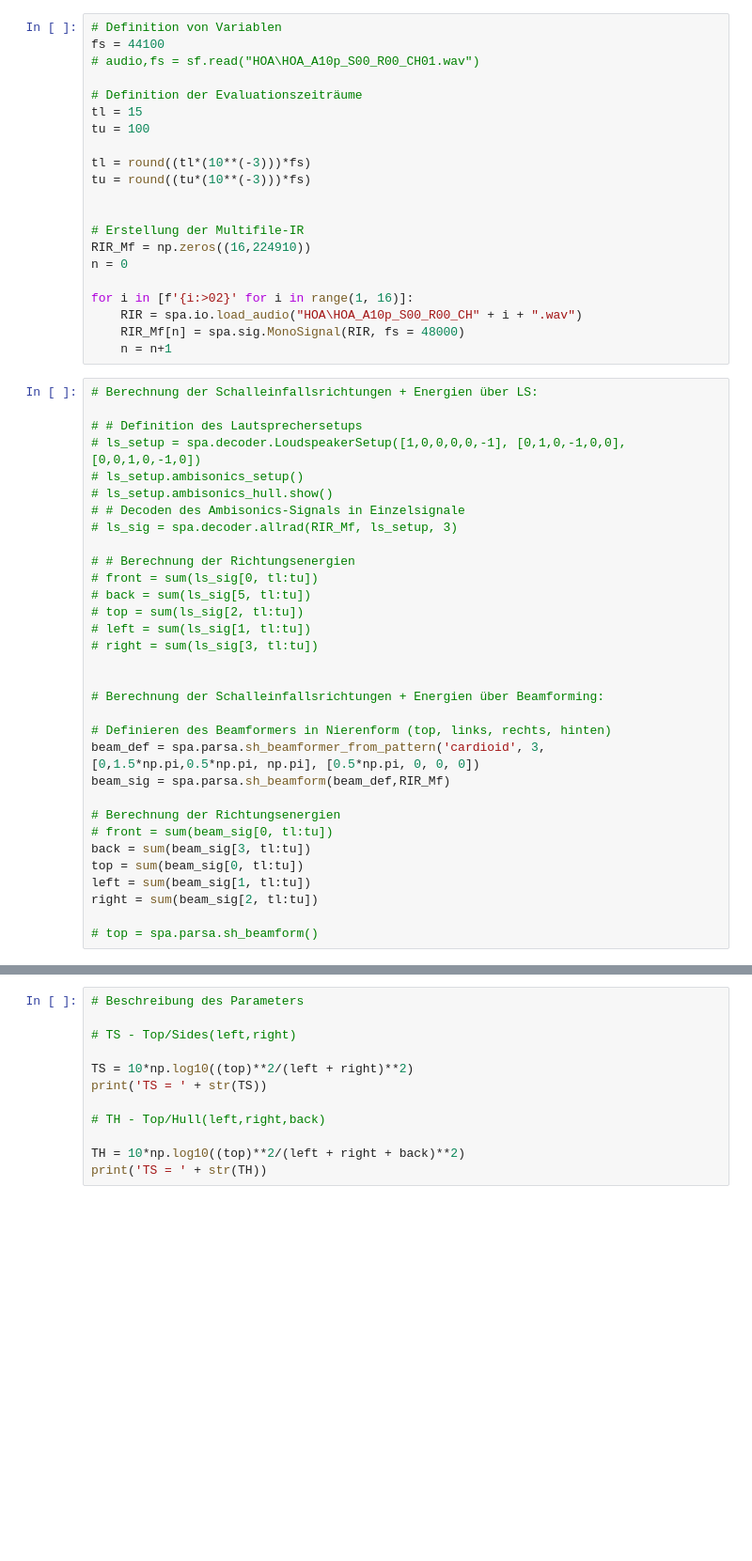
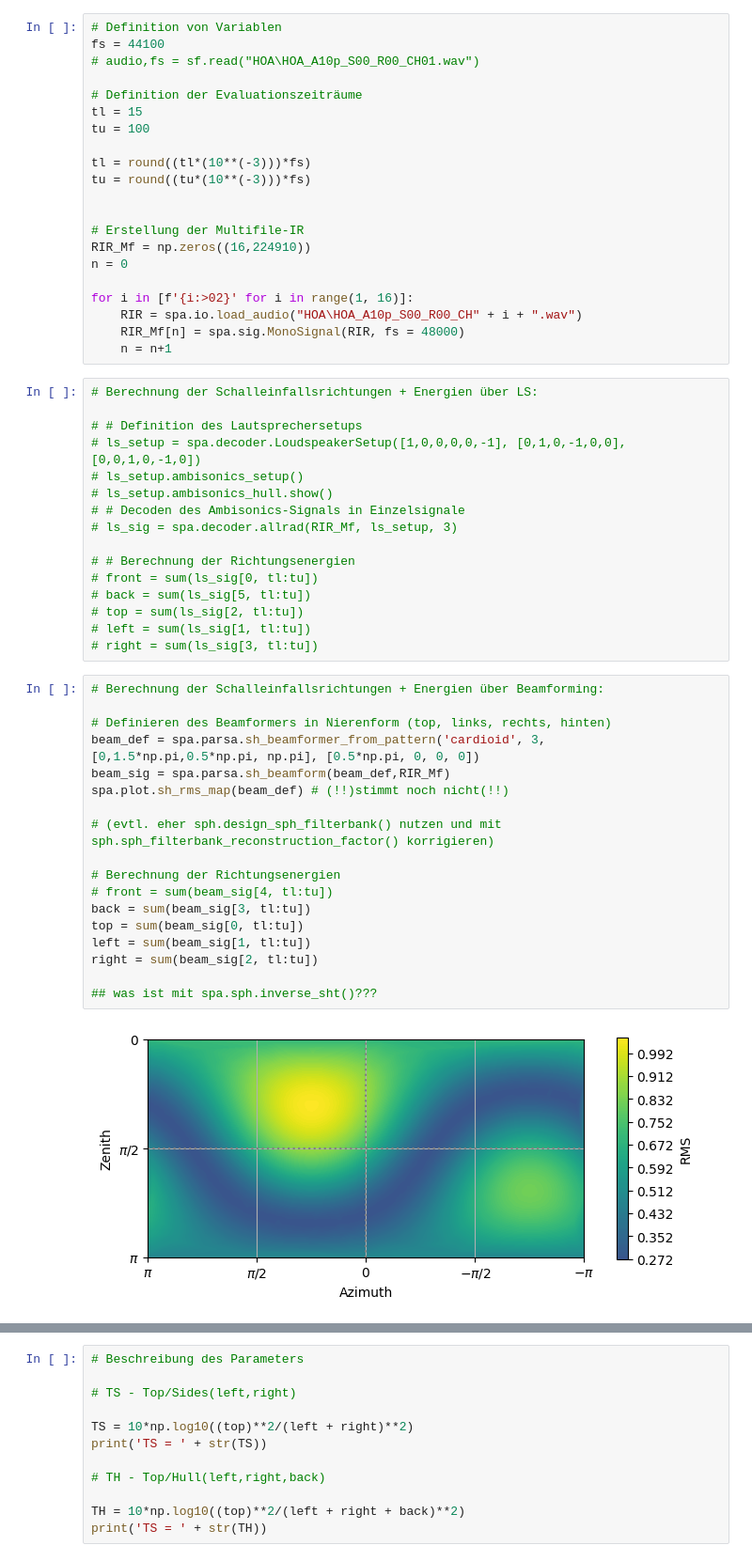
Before and after one commit to Floloffel/VAR-Project, a Jupyter notebook: Private testing/Linus/test.ipynb, the cells around one changed output, grey strips where cells are left out. Shown: that part at 94% size. Cells and saved outputs as stored; diff of their text form; blank space fills up the shorter version.

```diff
--- a/Private testing/Linus/test.ipynb
+++ b/Private testing/Linus/test.ipynb
@@ -53,19 +50,23 @@ for i in [f'{i:>02}' for i in range(1, 16)]:
 # top = sum(ls_sig[2, tl:tu])
 # left = sum(ls_sig[1, tl:tu])
 # right = sum(ls_sig[3, tl:tu])
-
-
-# Berechnung der Schalleinfallsrichtungen + Energien über Beamforming:
-
-# Definieren des Beamformers in Nierenform (top, links, rechts, hinten)
-beam_def = spa.parsa.sh_beamformer_from_pattern('cardioid', 3, [0,1.5*np.pi,0.5*np.pi, np.pi], [0.5*np.pi, 0, 0, 0])
-beam_sig = spa.parsa.sh_beamform(beam_def,RIR_Mf)
-
-# Berechnung der Richtungsenergien
-# front = sum(beam_sig[0, tl:tu])
-back = sum(beam_sig[3, tl:tu])
-top = sum(beam_sig[0, tl:tu])
-left = sum(beam_sig[1, tl:tu])
-right = sum(beam_sig[2, tl:tu])
-
-# top = spa.parsa.sh_beamform()
+# %%
+# Berechnung der Schalleinfallsrichtungen + Energien über Beamforming:
+
+# Definieren des Beamformers in Nierenform (top, links, rechts, hinten)
+beam_def = spa.parsa.sh_beamformer_from_pattern('cardioid', 3, [0,1.5*np.pi,0.5*np.pi, np.pi], [0.5*np.pi, 0, 0, 0])
+beam_sig = spa.parsa.sh_beamform(beam_def,RIR_Mf)
+spa.plot.sh_rms_map(beam_def) # (!!)stimmt noch nicht(!!)
+
+# (evtl. eher sph.design_sph_filterbank() nutzen und mit sph.sph_filterbank_reconstruction_factor() korrigieren)
+
+# Berechnung der Richtungsenergien
+# front = sum(beam_sig[4, tl:tu])
+back = sum(beam_sig[3, tl:tu])
+top = sum(beam_sig[0, tl:tu])
+left = sum(beam_sig[1, tl:tu])
+right = sum(beam_sig[2, tl:tu])
+
+## was ist mit spa.sph.inverse_sht()???
+# %% [output]
+[figure, added]
```
Also changed, not shown: parts of 3 cells of this notebook.
